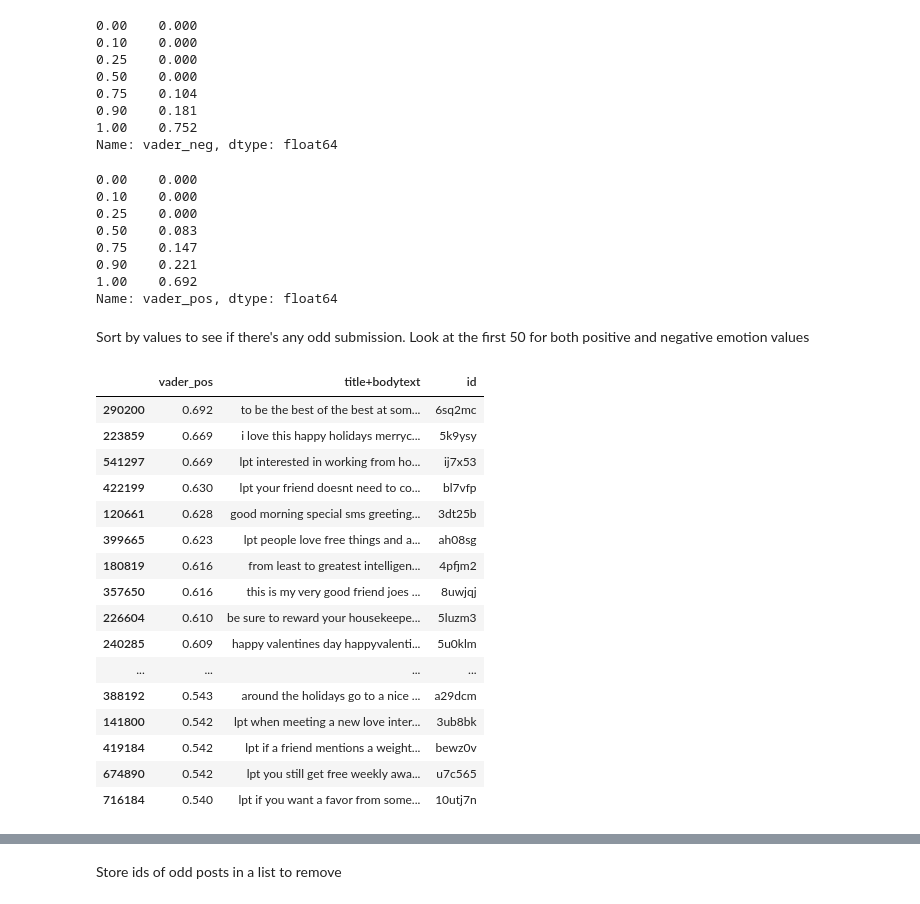
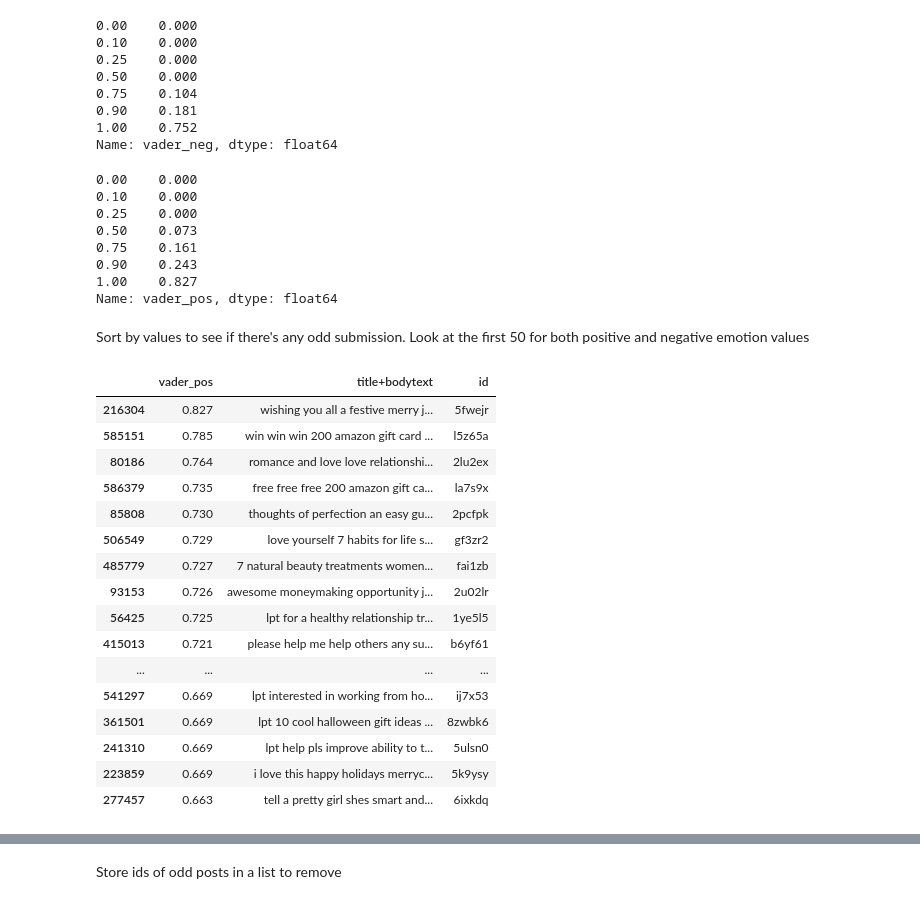
Before and after one commit to natashacarpcast/nlp-finalproject, a Jupyter notebook: cleaning_notebook.ipynb, the cells around one changed output, grey strips where cells are left out. Cells and saved outputs as stored; diff of their text form; code cells hidden in the pictures.

```diff
--- a/cleaning_notebook.ipynb
+++ b/cleaning_notebook.ipynb
@@ -275,9 +192,15 @@ def checks_language(text):
         Returns:
             - Boolean (True if text is in english)
     '''
-    lang = detect(text)
+
+    #If there's a problem with the text, simply return False
+    try:
+        lang = detect(text)
+    except:
+        return False
 
     if lang == "en":
         return True
-
     return False
+# %%
+submissions_filtered3['in_english'] = submissions_filtered3['title+bodytext'].apply(lambda x: checks_language(x))
@@ -283,0 +220,8 @@ def checks_language(text):
+# %%
+english = submissions_filtered3[submissions_filtered3.in_english][["title+bodytext", "id"]]
+english.to_csv("outputs/english.csv")
+
+submissions_filtered4 = submissions_filtered3[submissions_filtered3.in_english]
+
+print("Submissions shape before dropping non-english posts:", submissions_filtered3.shape)
+print("Submissions shape after dropping non-english posts:", submissions_filtered4.shape)
@@ -295,9 +244,9 @@ def analyzeSentiment(text):
     return score
 
 #Apply function to the dataset
-submissions_filtered3['vader_score'] = submissions_filtered3['title+bodytext'].apply(analyzeSentiment)
+submissions_filtered4['vader_score'] = submissions_filtered4['title+bodytext'].apply(analyzeSentiment)
 #Divide result into the 4 categories
-submissions_filtered3[['vader_neg', 'vader_neu', 'vader_pos', 'vader_compound']] = submissions_filtered3['vader_score'].apply(pd.Series)
+submissions_filtered4[['vader_neg', 'vader_neu', 'vader_pos', 'vader_compound']] = submissions_filtered4['vader_score'].apply(pd.Series)
 # %% [output]
 A value is trying to be set on a copy of a slice from a DataFrame.
 Try using .loc[row_indexer,col_indexer] = value instead
@@ -330,38 +279,38 @@ submissions_filtered3['vader_neg'].quantile([0, 0.1, 0.25, 0.5, 0.75, 0.9, 1])
 1.00    0.752
 Name: vader_neg, dtype: float64
 # %%
-submissions_filtered3['vader_pos'].quantile([0, 0.1, 0.25, 0.5, 0.75, 0.9, 1])
+submissions_filtered4['vader_pos'].quantile([0, 0.1, 0.25, 0.5, 0.75, 0.9, 1])
 # %% [output]
 0.00    0.000
 0.10    0.000
 0.25    0.000
-0.50    0.083
-0.75    0.147
-0.90    0.221
-1.00    0.692
+0.50    0.073
+0.75    0.161
+0.90    0.243
+1.00    0.827
 Name: vader_pos, dtype: float64
 # %% [markdown]
 Sort by values to see if there's any odd submission. Look at the first 50 for both positive and negative emotion values
 # %%
 with pd.option_context('display.max_colwidth', None):
-    display(submissions_filtered3.sort_values(by='vader_pos', ascending=False)[["vader_pos","title+bodytext", "id"]].head(50))
+    display(submissions_filtered4.sort_values(by='vader_pos', ascending=False)[["vader_pos","title+bodytext", "id"]].head(50))
 # %% [output]
 |  | vader_pos | title+bodytext | id |
-| 290200 | 0.692 | to be the best of the best at som... | 6sq2mc |
+| 216304 | 0.827 | wishing you all a festive merry j... | 5fwejr |
+| 585151 | 0.785 | win win win 200 amazon gift card ... | l5z65a |
+| 80186 | 0.764 | romance and love love relationshi... | 2lu2ex |
+| 586379 | 0.735 | free free free 200 amazon gift ca... | la7s9x |
+| 85808 | 0.730 | thoughts of perfection an easy gu... | 2pcfpk |
+| 506549 | 0.729 | love yourself 7 habits for life s... | gf3zr2 |
+| 485779 | 0.727 | 7 natural beauty treatments women... | fai1zb |
+| 93153 | 0.726 | awesome moneymaking opportunity j... | 2u02lr |
+| 56425 | 0.725 | lpt for a healthy relationship tr... | 1ye5l5 |
+| 415013 | 0.721 | please help me help others any su... | b6yf61 |
+| ... | ... | ... | ... |
+| 541297 | 0.669 | lpt interested in working from ho... | ij7x53 |
+| 361501 | 0.669 | lpt 10 cool halloween gift ideas ... | 8zwbk6 |
+| 241310 | 0.669 | lpt help pls improve ability to t... | 5ulsn0 |
 | 223859 | 0.669 | i love this happy holidays merryc... | 5k9ysy |
-| 541297 | 0.669 | lpt interested in working from ho... | ij7x53 |
-| 422199 | 0.630 | lpt your friend doesnt need to co... | bl7vfp |
-| 120661 | 0.628 | good morning special sms greeting... | 3dt25b |
-| 399665 | 0.623 | lpt people love free things and a... | ah08sg |
-| 180819 | 0.616 | from least to greatest intelligen... | 4pfjm2 |
-| 357650 | 0.616 | this is my very good friend joes ... | 8uwjqj |
-| 226604 | 0.610 | be sure to reward your housekeepe... | 5luzm3 |
-| 240285 | 0.609 | happy valentines day happyvalenti... | 5u0klm |
-| ... | ... | ... | ... |
-| 388192 | 0.543 | around the holidays go to a nice ... | a29dcm |
-| 141800 | 0.542 | lpt when meeting a new love inter... | 3ub8bk |
-| 419184 | 0.542 | lpt if a friend mentions a weight... | bewz0v |
-| 674890 | 0.542 | lpt you still get free weekly awa... | u7c565 |
-| 716184 | 0.540 | lpt if you want a favor from some... | 10utj7n |
+| 277457 | 0.663 | tell a pretty girl shes smart and... | 6ixkdq |
 # %%
 with pd.option_context('display.max_colwidth', None):
```
Also changed, not shown: parts of 32 cells of this notebook.
